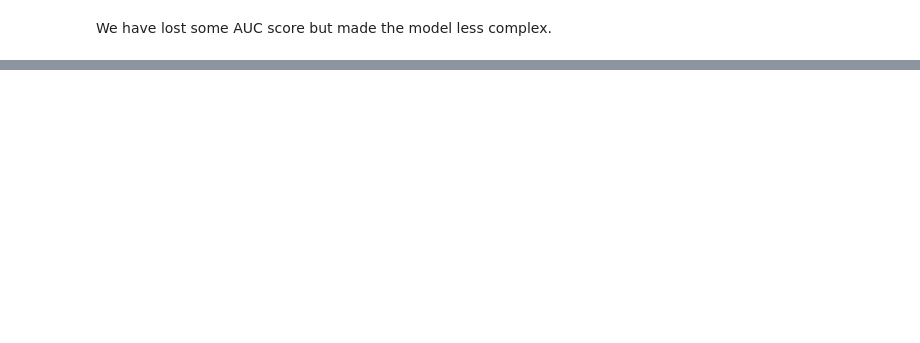
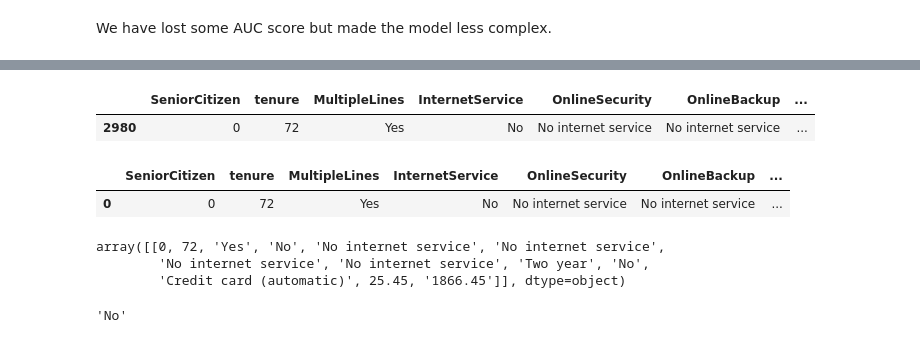
Before and after one commit to abhilash1392/TelcoCustomerChurnModel, a Jupyter notebook: notebooks/eda.ipynb, the cells around one changed output, grey strips where cells are left out. Drawn from its saved outputs; the diff is of its cells as text; code cells hidden in the pictures; blank space fills up the shorter version.

```diff
--- a/notebooks/eda.ipynb
+++ b/notebooks/eda.ipynb
@@ -707,0 +785,6 @@ Text(66.5, 0.5, 'Predicted')
+# %%
+x = df_values[columns_selected].sample()
+x
+# %% [output]
+|  | SeniorCitizen | tenure | MultipleLines | InternetService | OnlineSecurity | OnlineBackup | ... |
+| 2980 | 0 | 72 | Yes | No | No internet service | No internet service | ... |
@@ -707,0 +793,11 @@ Text(66.5, 0.5, 'Predicted')
+# %%
+x
+# %% [output]
+|  | SeniorCitizen | tenure | MultipleLines | InternetService | OnlineSecurity | OnlineBackup | ... |
+| 0 | 0 | 72 | Yes | No | No internet service | No internet service | ... |
+# %%
+x.values
+# %% [output]
+array([[0, 72, 'Yes', 'No', 'No internet service', 'No internet service',
+        'No internet service', 'No internet service', 'Two year', 'No',
+        'Credit card (automatic)', 25.45, '1866.45']], dtype=object)
@@ -707,0 +808,4 @@ Text(66.5, 0.5, 'Predicted')
+# %%
+df_values.Churn[2980]
+# %% [output]
+'No'
```
Also changed, not shown: parts of 19 cells of this notebook, 28 other files.
